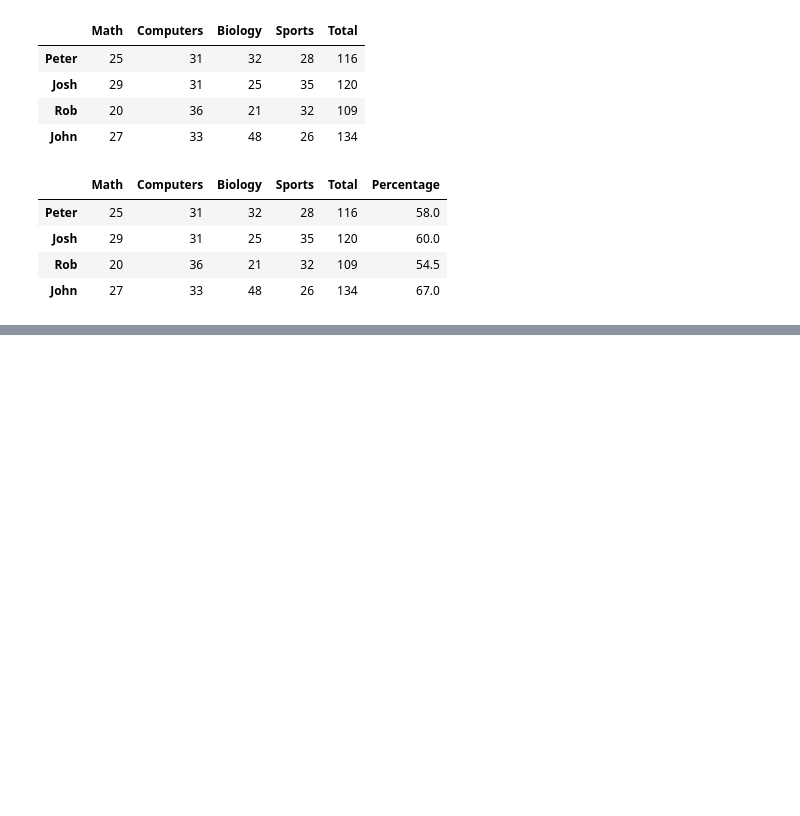
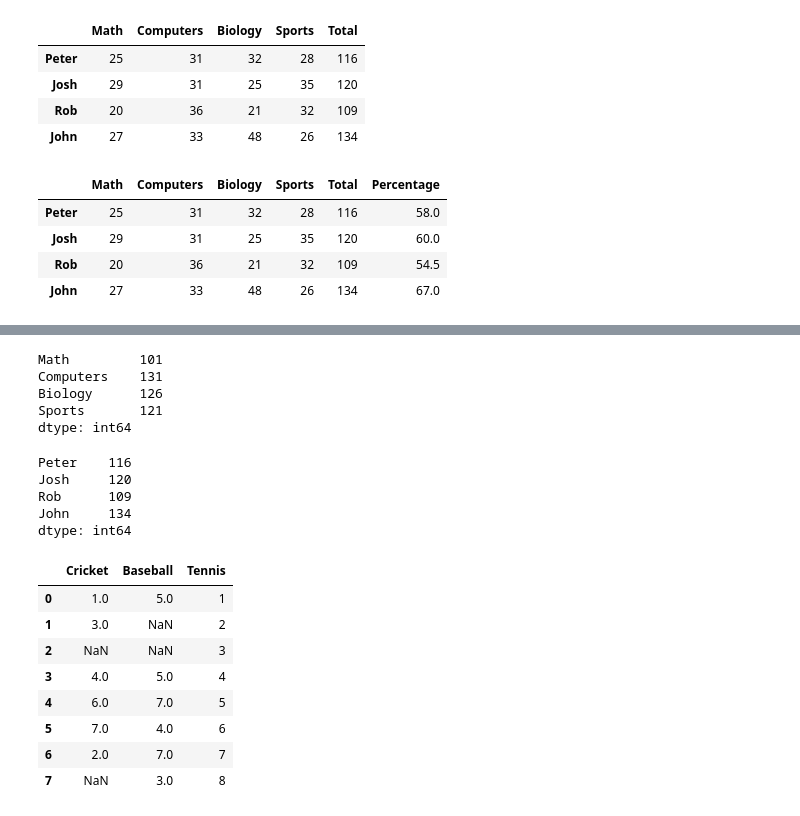
Before and after one commit to Aazeeb/SG, a Jupyter notebook: 06 Apr Pandas.ipynb, the cells around one changed output, grey strips where cells are left out. Cells and saved outputs as stored; diff of their text form; code cells hidden in the pictures; blank space fills up the shorter version.

```diff
--- a/06 Apr Pandas.ipynb
+++ b/06 Apr Pandas.ipynb
@@ -244,0 +281,33 @@ df
+# %%
+df.sum(axis=0)
+# %% [output]
+Math         101
+Computers    131
+Biology      126
+Sports       121
+dtype: int64
+# %%
+df.sum(axis=1)
+# %% [output]
+Peter    116
+Josh     120
+Rob      109
+John     134
+dtype: int64
+# %%
+d={'Cricket':[1,3,np.nan,4,6,7,2,np.nan],
+  'Baseball':[5,np.nan,np.nan,5,7,4,7,3],
+  'Tennis':[1,2,3,4,5,6,7,8]}
+# %%
+df=pd.DataFrame(d)
+df
+# %% [output]
+|  | Cricket | Baseball | Tennis |
+| 0 | 1.0 | 5.0 | 1 |
+| 1 | 3.0 | NaN | 2 |
+| 2 | NaN | NaN | 3 |
+| 3 | 4.0 | 5.0 | 4 |
+| 4 | 6.0 | 7.0 | 5 |
+| 5 | 7.0 | 4.0 | 6 |
+| 6 | 2.0 | 7.0 | 7 |
+| 7 | NaN | 3.0 | 8 |
```
Also changed, not shown: parts of 21 cells of this notebook, 3 other files.
